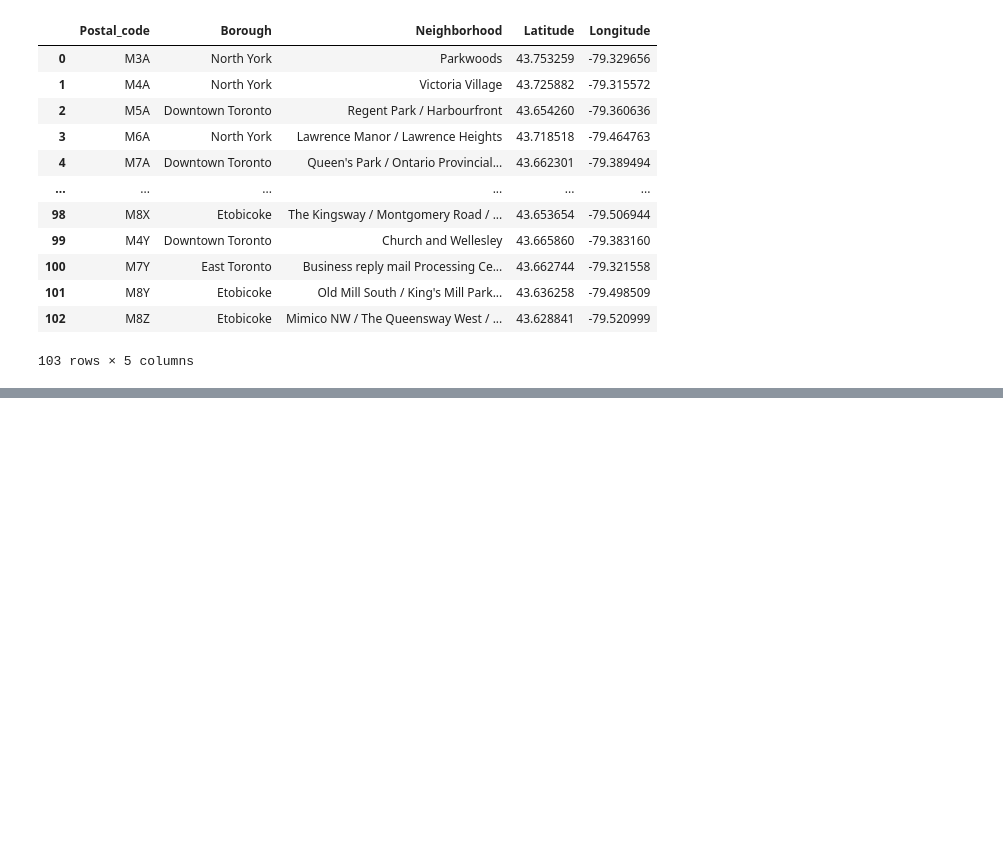
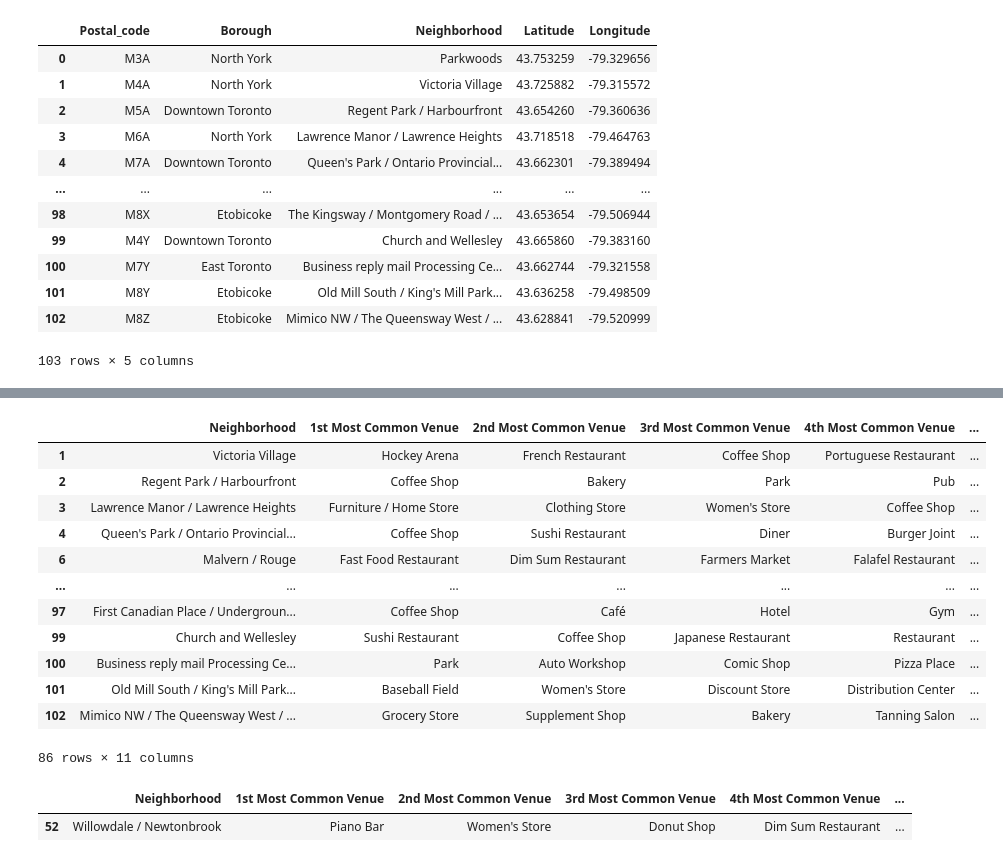
Before and after one commit to Tazc54/Coursera_Capstone, a Jupyter notebook: Toronto Neighborhoods Segmentation Analysis.ipynb, the cells around one changed output, grey strips where cells are left out. Cells and saved outputs as stored; diff of their text form; code cells hidden in the pictures; blank space fills up the shorter version.

```diff
--- a/Toronto Neighborhoods Segmentation Analysis.ipynb
+++ b/Toronto Neighborhoods Segmentation Analysis.ipynb
@@ -150,0 +509,23 @@ neighborhood
+# %%
+#Cluster 1 (Purple Color)
+toronto_merged.loc[toronto_merged['Cluster Labels'] == 1, toronto_merged.columns[[1] + list(range(5, toronto_merged.shape[1]))]]
+# %% [output]
+|  | Neighborhood | 1st Most Common Venue | 2nd Most Common Venue | 3rd Most Common Venue | 4th Most Common Venue | ... |
+| 1 | Victoria Village | Hockey Arena | French Restaurant | Coffee Shop | Portuguese Restaurant | ... |
+| 2 | Regent Park / Harbourfront | Coffee Shop | Bakery | Park | Pub | ... |
+| 3 | Lawrence Manor / Lawrence Heights | Furniture / Home Store | Clothing Store | Women's Store | Coffee Shop | ... |
+| 4 | Queen's Park / Ontario Provincial... | Coffee Shop | Sushi Restaurant | Diner | Burger Joint | ... |
+| 6 | Malvern / Rouge | Fast Food Restaurant | Dim Sum Restaurant | Farmers Market | Falafel Restaurant | ... |
+| ... | ... | ... | ... | ... | ... | ... |
+| 97 | First Canadian Place / Undergroun... | Coffee Shop | Café | Hotel | Gym | ... |
+| 99 | Church and Wellesley | Sushi Restaurant | Coffee Shop | Japanese Restaurant | Restaurant | ... |
+| 100 | Business reply mail Processing Ce... | Park | Auto Workshop | Comic Shop | Pizza Place | ... |
+| 101 | Old Mill South / King's Mill Park... | Baseball Field | Women's Store | Discount Store | Distribution Center | ... |
+| 102 | Mimico NW / The Queensway West / ... | Grocery Store | Supplement Shop | Bakery | Tanning Salon | ... |
+86 rows × 11 columns
+# %%
+#Cluster 2 (Blue color)
+toronto_merged.loc[toronto_merged['Cluster Labels'] == 2, toronto_merged.columns[[1] + list(range(5, toronto_merged.shape[1]))]]
+# %% [output]
+|  | Neighborhood | 1st Most Common Venue | 2nd Most Common Venue | 3rd Most Common Venue | 4th Most Common Venue | ... |
+| 52 | Willowdale / Newtonbrook | Piano Bar | Women's Store | Donut Shop | Dim Sum Restaurant | ... |
```
Also changed, not shown: parts of 25 cells of this notebook.
